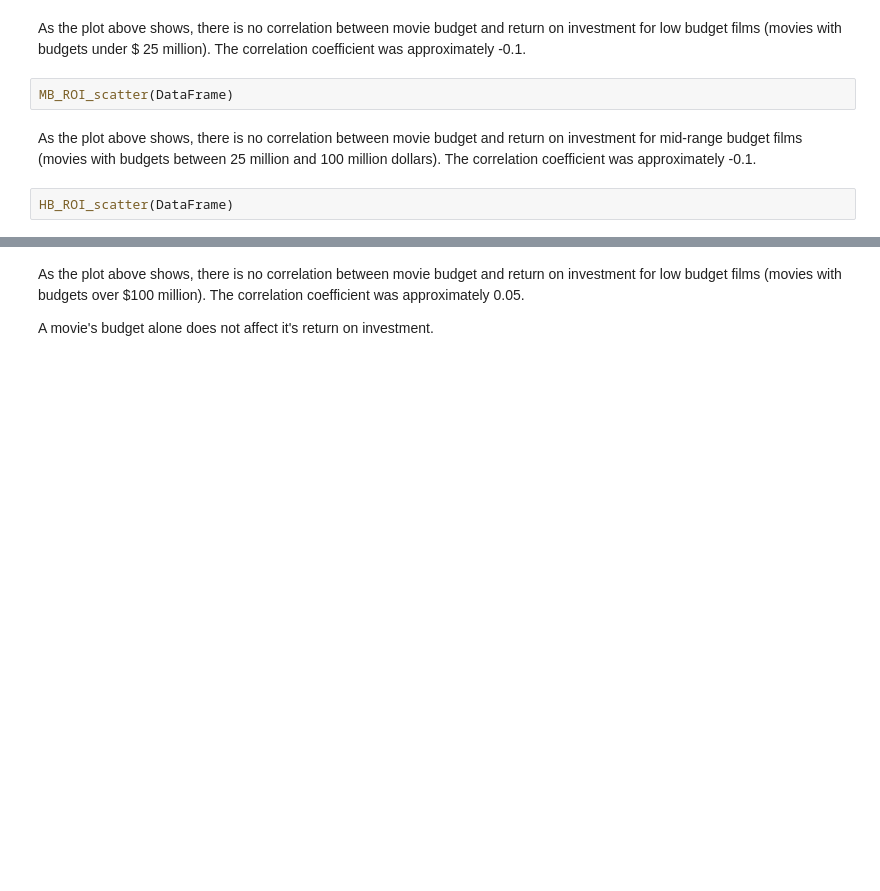
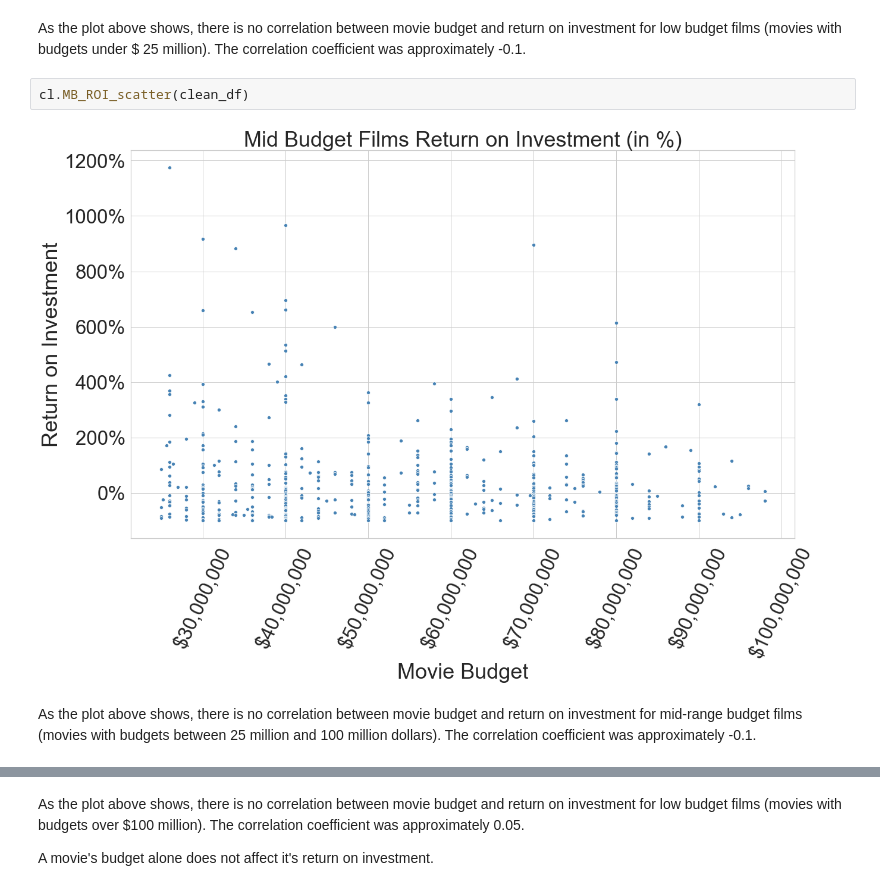
Before and after one commit to danvalen1/Film-Industry-Analysis, a Jupyter notebook: Project Walkthrough.ipynb, the cells around one changed output, grey strips where cells are left out. Saved outputs shown, nothing was run; the diff lists cells and outputs as text; blank space fills up the shorter version.

```diff
--- a/Project Walkthrough.ipynb
+++ b/Project Walkthrough.ipynb
@@ -102,8 +169,8 @@ LB_ROI_scatter(DataFrame)
 # %% [markdown]
 As the plot above shows, there is no correlation between movie budget and return on investment for low budget films (movies with budgets under $ 25 million). The correlation coefficient was approximately -0.1.
-# %%
-MB_ROI_scatter(DataFrame)
+# %%
+cl.MB_ROI_scatter(clean_df)
+# %% [output]
+[figure, added]
 # %% [markdown]
 As the plot above shows, there is no correlation between movie budget and return on investment for mid-range budget films (movies with budgets between 25 million and 100 million dollars). The correlation coefficient was approximately -0.1.
-# %%
-HB_ROI_scatter(DataFrame)
```
Also changed, not shown: parts of 20 cells of this notebook, 1 other file.
